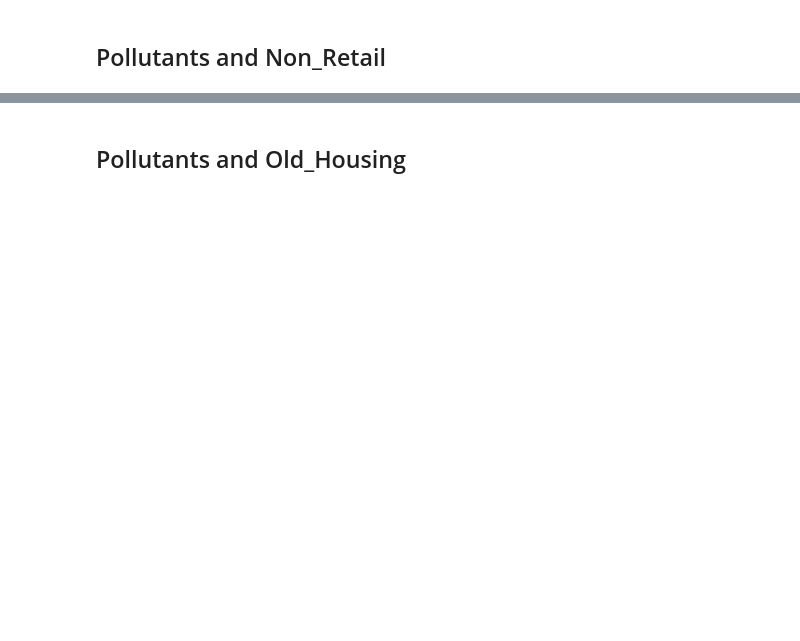
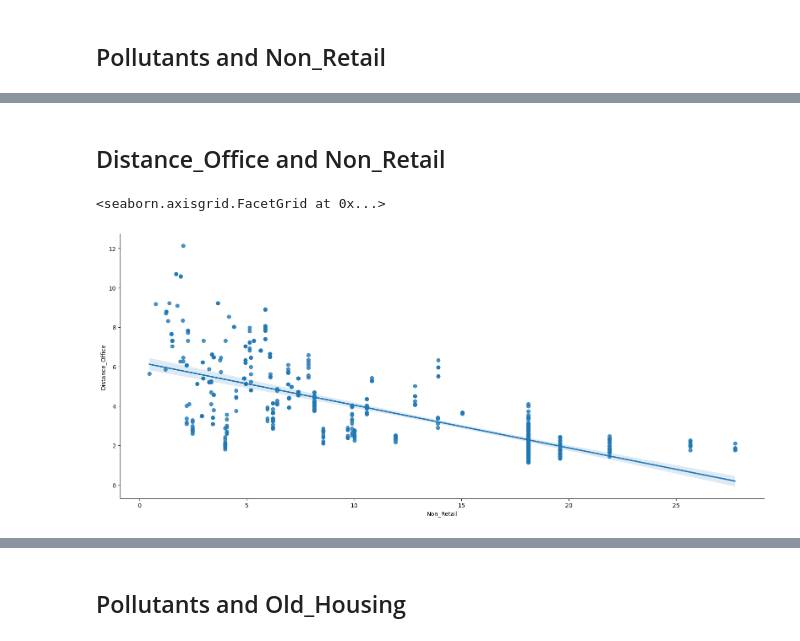
Before and after one commit to jiakai2002/cs105-project, a Jupyter notebook: Submission_Part_One.ipynb, the cells around one changed output, grey strips where cells are left out. Saved outputs shown, nothing was run; the diff lists cells and outputs as text; code cells hidden in the pictures; blank space fills up the shorter version.

```diff
--- a/Submission_Part_One.ipynb
+++ b/Submission_Part_One.ipynb
@@ -395,0 +459,7 @@ The correlation coefficient between Non_Retail and Pollutants is 0.76.
+# %% [markdown]
+## Distance_Office and Non_Retail
+# %%
+sns.lmplot(data=df, y='Distance_Office', x='Non_Retail', height = 7, aspect = 16/7)
+# %% [output]
+<seaborn.axisgrid.FacetGrid at 0x...>
+[figure, added]
```
Also changed, not shown: parts of 41 cells of this notebook.
